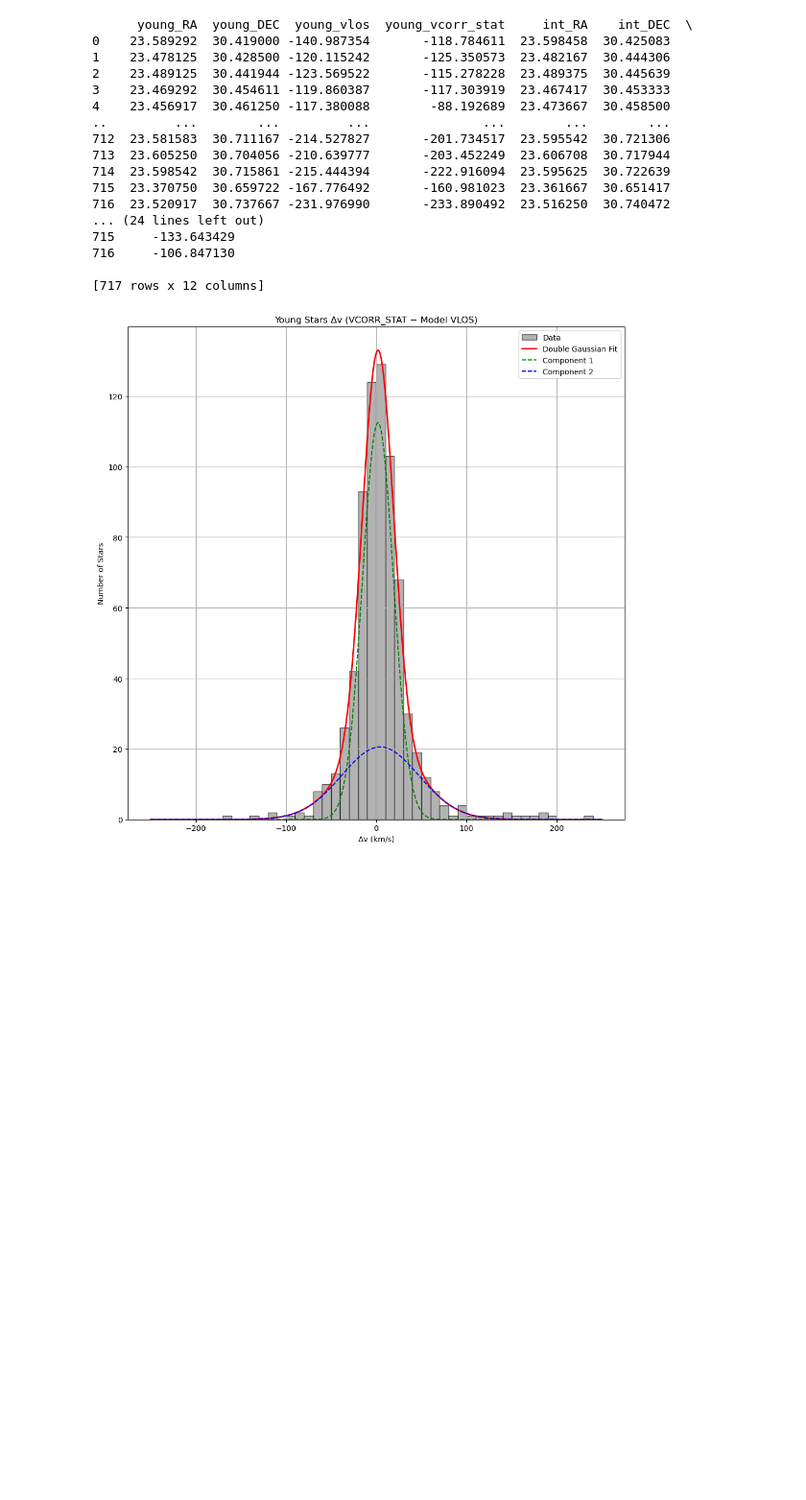
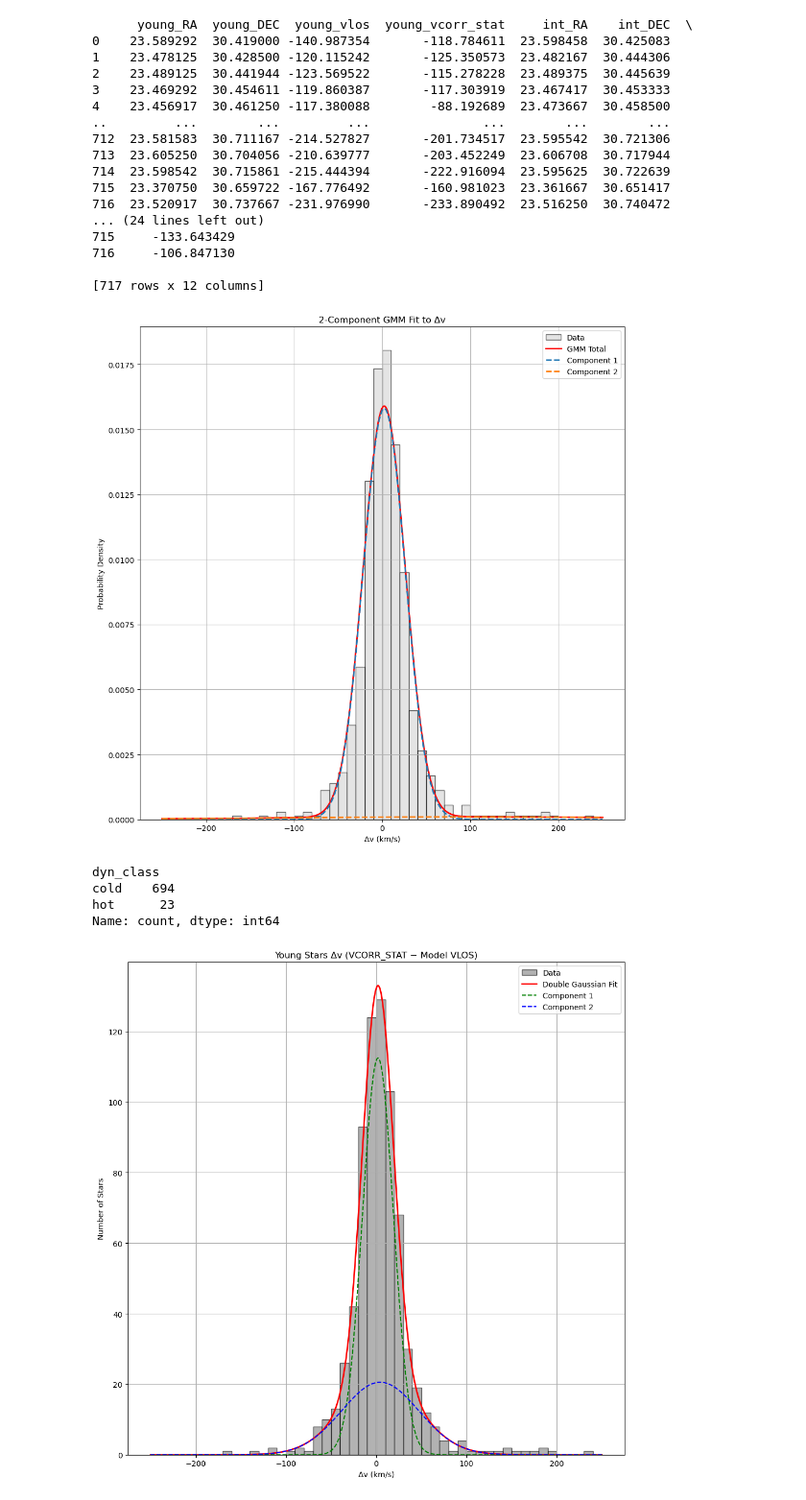
Before and after one commit to Gautam-Kumaran/M33_Analysis, a Jupyter notebook: SIP Codes/spatialv1.ipynb, the cells around one changed output. Shown at 96% size. Saved outputs shown, nothing was run; the diff lists cells and outputs as text; code cells hidden in the pictures; blank space fills up the shorter version.

Commit message:
2 Gaussian

```diff
--- a/SIP Codes/spatialv1.ipynb
+++ b/SIP Codes/spatialv1.ipynb
@@ -399,6 +399,61 @@ print(triplet_grouped)
 716     -106.847130
 
 [717 rows x 12 columns]
+# %%
+from sklearn.mixture import GaussianMixture
+import numpy as np
+import matplotlib.pyplot as plt
+from scipy.stats import norm
+
+# STEP 1: Compute velocity offset
+youngs['delta'] = youngs['VCORR_STAT'] - youngs['model_vlos']
+delta = youngs['delta'].dropna().to_numpy().reshape(-1, 1)
+
+# STEP 2: Fit a 2-component Gaussian Mixture Model (GMM)
+gmm = GaussianMixture(n_components=2, covariance_type='full', random_state=42)
+gmm.fit(delta)
+
+# STEP 3: Extract model parameters
+weights = gmm.weights_          # f_N
+means = gmm.means_.flatten()    # μ_N
+sigmas = np.sqrt(gmm.covariances_).flatten()  # σ_N
+
+# STEP 4: Compute posterior probabilities
+probs = gmm.predict_proba(delta)  # P_{i,N}
+hot_idx = np.argmax(sigmas)       # hot component = larger σ
+youngs = youngs.loc[~youngs['delta'].isna()].copy()
+youngs['prob_hot'] = probs[:, hot_idx]
+
+# Optional: Assign classes (paper doesn't use hard threshold, but you can)
+youngs['dyn_class'] = youngs['prob_hot'].apply(lambda p: 'hot' if p > 0.9 else 'cold')
+
+# STEP 5: Plot GMM over data
+x_plot = np.linspace(-250, 250, 1000).reshape(-1, 1)
+logpdf = gmm.score_samples(x_plot)
+pdf = np.exp(logpdf)
+
+plt.figure(figsize=(10, 10))
+plt.hist(delta, bins=50, range=(-250, 250), density=True, color='lightgray', edgecolor='black', alpha=0.6, label='Data')
+plt.plot(x_plot, pdf, 'r-', lw=2, label='GMM Total')
+for i in range(2):
+    component = weights[i] * norm.pdf(x_plot.flatten(), means[i], sigmas[i])
+    plt.plot(x_plot, component, '--', lw=2, label=f'Component {i+1}')
+plt.xlabel("Δv (km/s)")
+plt.ylabel("Probability Density")
+plt.title("2-Component GMM Fit to Δv")
+plt.legend()
+plt.grid(True)
+plt.tight_layout()
+plt.show()
+# %% [output]
+[figure, added]
+# %%
+print(youngs['dyn_class'].value_counts())
+# %% [output]
+dyn_class
+cold    694
+hot      23
+Name: count, dtype: int64
 # %%
 import numpy as np
 import matplotlib.pyplot as plt
```
